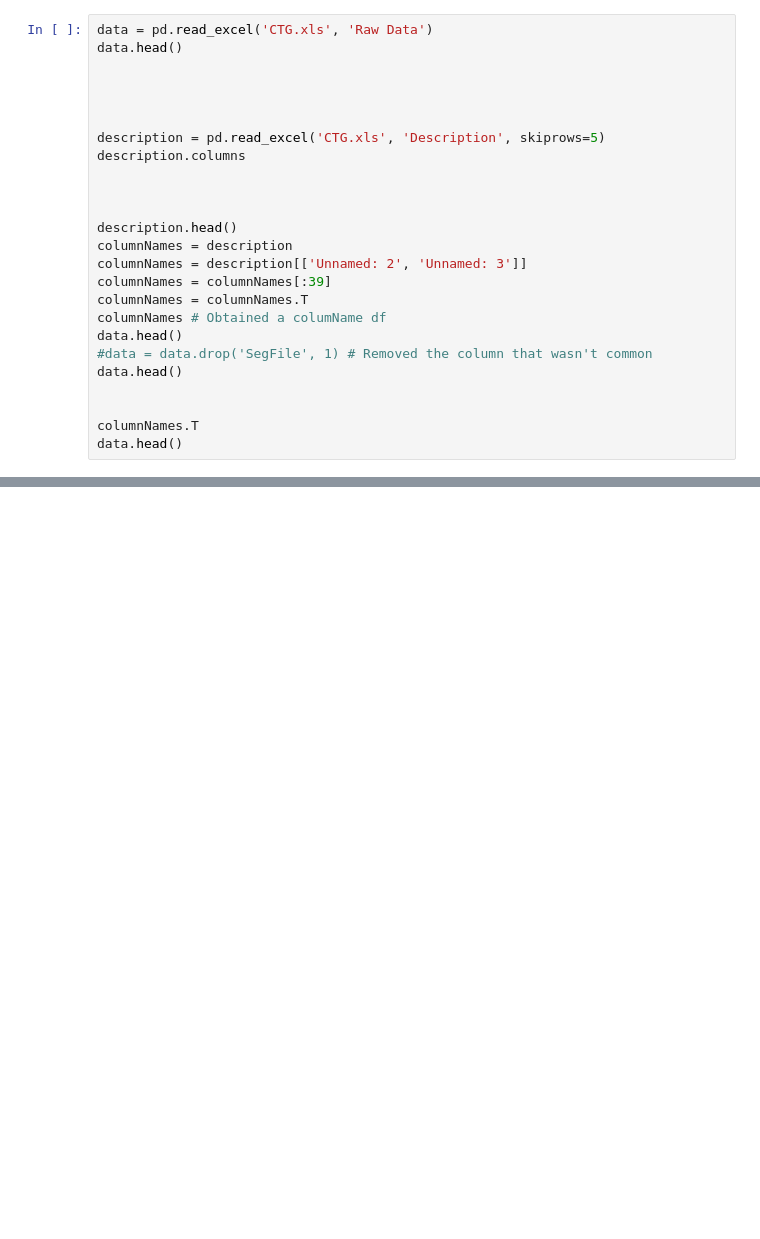
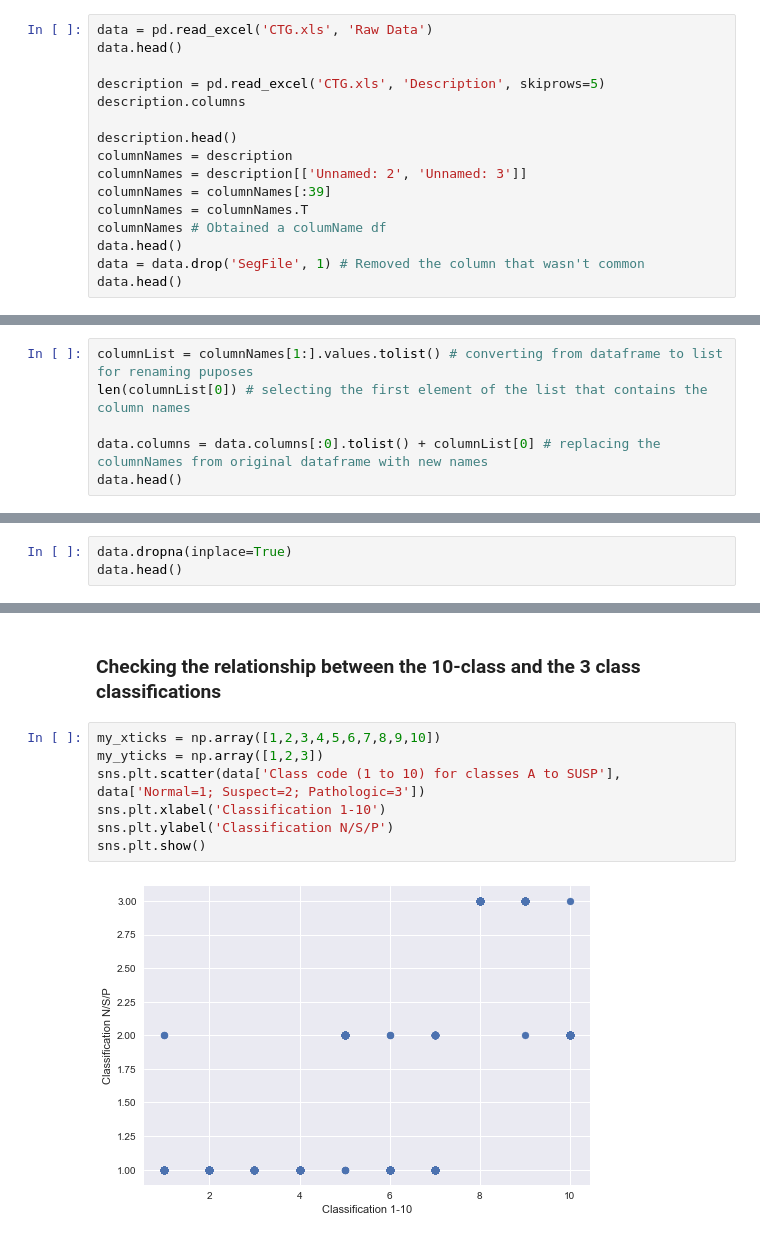
Before and after one commit to nashneo/Capstone, a Jupyter notebook: Capstone.ipynb, the cells around one changed output, grey strips where cells are left out. Saved outputs shown, nothing was run; the diff lists cells and outputs as text; blank space fills up the shorter version.

```diff
--- a/Capstone.ipynb
+++ b/Capstone.ipynb
@@ -7,13 +13,8 @@ import seaborn as sns
 data = pd.read_excel('CTG.xls', 'Raw Data')
 data.head()
 
-
-
-
 description = pd.read_excel('CTG.xls', 'Description', skiprows=5)
 description.columns
-
-
 
 description.head()
 columnNames = description
@@ -22,9 +23,5 @@ columnNames = columnNames[:39]
 columnNames = columnNames.T
 columnNames # Obtained a columName df
 data.head()
-#data = data.drop('SegFile', 1) # Removed the column that wasn't common
+data = data.drop('SegFile', 1) # Removed the column that wasn't common
 data.head()
-
-
-columnNames.T
-data.head()
@@ -151,0 +30,6 @@ subset.head()
+# %%
+columnList = columnNames[1:].values.tolist() # converting from dataframe to list for renaming puposes
+len(columnList[0]) # selecting the first element of the list that contains the column names
+
+data.columns = data.columns[:0].tolist() + columnList[0] # replacing the columnNames from original dataframe with new names
+data.head()
@@ -151,0 +46,3 @@ subset.head()
+# %%
+data.dropna(inplace=True)
+data.head()
@@ -151,0 +121,11 @@ subset.head()
+# %% [markdown]
+### Checking the relationship between the 10-class and the 3 class classifications
+# %%
+my_xticks = np.array([1,2,3,4,5,6,7,8,9,10])
+my_yticks = np.array([1,2,3])
+sns.plt.scatter(data['Class code (1 to 10) for classes A to SUSP'], data['Normal=1; Suspect=2; Pathologic=3'])
+sns.plt.xlabel('Classification 1-10')
+sns.plt.ylabel('Classification N/S/P')
+sns.plt.show()
+# %% [output]
+[figure, added]
```
Also changed, not shown: parts of 22 cells of this notebook.
